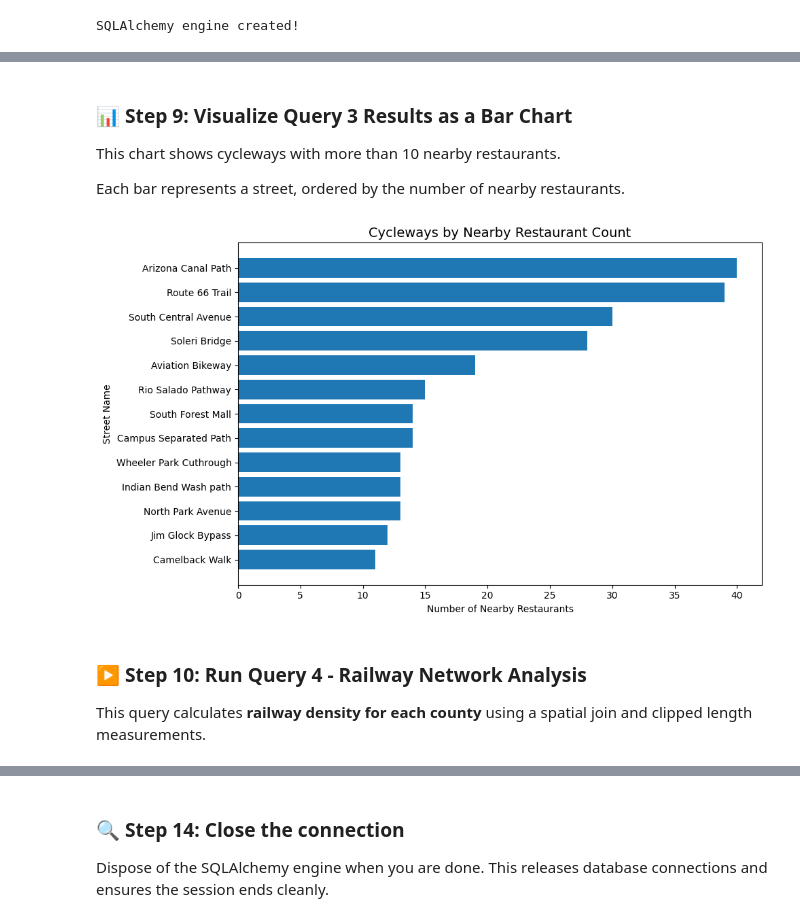
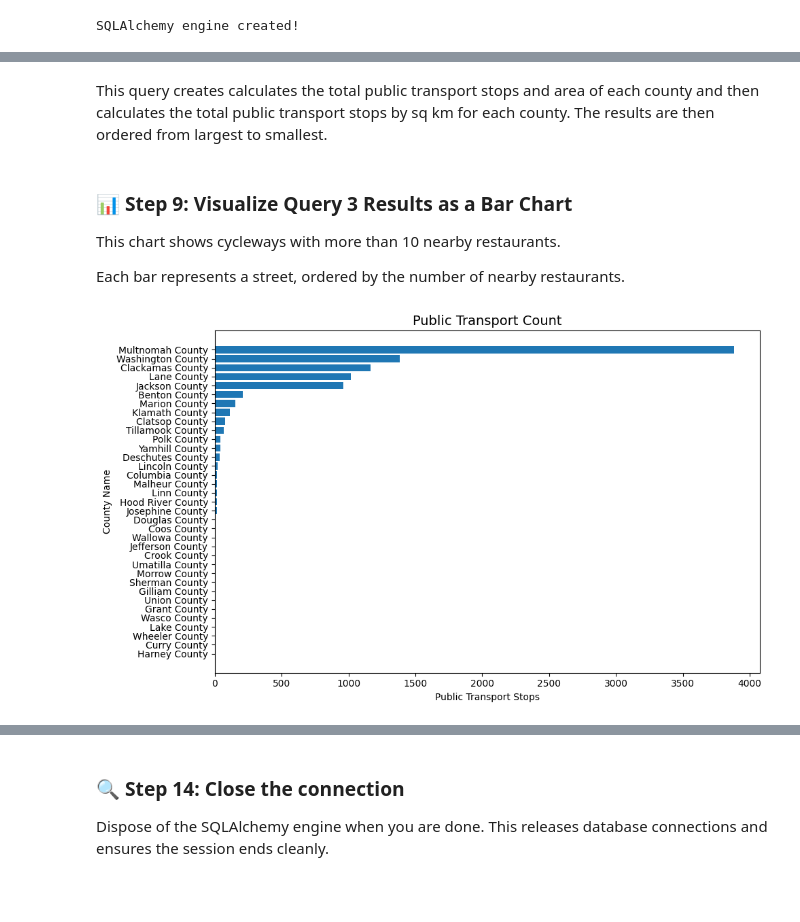
Before and after one commit to dessak/gist604b-osm-postgis-sp26, a Jupyter notebook: notebooks/osm_postgis_oregon.ipynb, the cells around one changed output, grey strips where cells are left out. Drawn from its saved outputs; the diff is of its cells as text; code cells hidden in the pictures; blank space fills up the shorter version.

```diff
--- a/notebooks/osm_postgis_oregon.ipynb
+++ b/notebooks/osm_postgis_oregon.ipynb
@@ -149,7 +133,7 @@ This query extracts restaurant point locations for spatial distribution analysis
 
 The SQL query is stored in a separate `.sql` file. In this step, we read the query into Python, send it to the PostGIS database, and load the result as a GeoDataFrame.
 # %%
-query_1_file = Path("../sql/arizona/01_osm_restaurant_distribution.sql")
+query_1_file = Path("../sql/oregon/01_osm_transport_distribution.sql")
 
 # Read SQL query from file
 query_1_sql = query_1_file.read_text(encoding="utf-8")
@@ -215,5 +203,5 @@ This query calculates the total area of parks in each county in square kilometer
 # %%
-query_2_file = Path("../sql/arizona/02_osm_park_area_by_county.sql")
+query_2_file = Path("../sql/oregon/02_osm_road_length_by_county.sql")
 
 # Read SQL query from file
 query_2_sql = query_2_file.read_text(encoding="utf-8")
@@ -302,7 +295,7 @@ plt.show()
 
 This query identifies streets (cycleways) with the highest number of restaurants located within 0.25 miles.
 # %%
-query_3_file = Path("../sql/arizona/03_osm_restaurants_near_streets.sql")
+query_3_file = Path("../sql/oregon/03_osm_public_transport_density_by_county.sql")
 
 # Read SQL query from file
 query_3_sql = query_3_file.read_text(encoding="utf-8")
@@ -333,3 +329,5 @@ except Exception as e:
+# %% [markdown]
+This query creates calculates the total public transport stops and area of each county and then calculates the total public transport stops by sq km for each county. The results are then ordered from largest to smallest.
 # %% [markdown]
 ### 📊 Step 9: Visualize Query 3 Results as a Bar Chart
 
@@ -337,34 +335,30 @@ This chart shows cycleways with more than 10 nearby restaurants.
 
 Each bar represents a street, ordered by the number of nearby restaurants.
 # %%
-viz_column = "nearby_restaurant_count"
+viz_column = "stop_count"
 
 # Prepare data
 bar_df = (
-    query_3_results[["street_name", viz_column]]
+    query_3_results[["county_name", viz_column]]
     .sort_values(viz_column, ascending=False)
     .copy()
 )
 
 fig, ax = plt.subplots(figsize=(10, 6))
 
 ax.barh(
-    bar_df["street_name"],
+    bar_df["county_name"],
     bar_df[viz_column]
 )
 
-ax.set_title("Cycleways by Nearby Restaurant Count", fontsize=14)
-ax.set_xlabel("Number of Nearby Restaurants")
-ax.set_ylabel("Street Name")
+ax.set_title("Public Transport Count", fontsize=14)
+ax.set_xlabel("Public Transport Stops")
+ax.set_ylabel("County Name")
 
 # Highest values on top
 ax.invert_yaxis()
 
 plt.tight_layout()
 plt.show()
 # %% [output]
-[figure, old version]
+[figure, new version]
-# %% [markdown]
-### ▶️ Step 10: Run Query 4 - Railway Network Analysis
-
-This query calculates **railway density for each county** using a spatial join and clipped length measurements.
```
Also changed, not shown: parts of 25 cells of this notebook, 3 other files.
